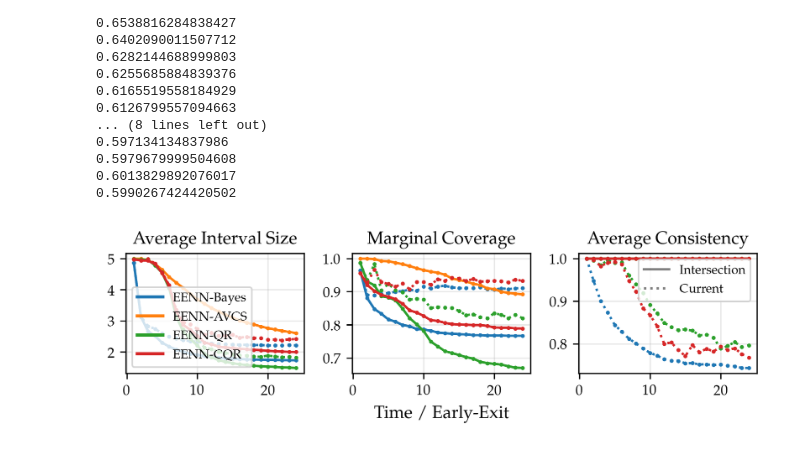
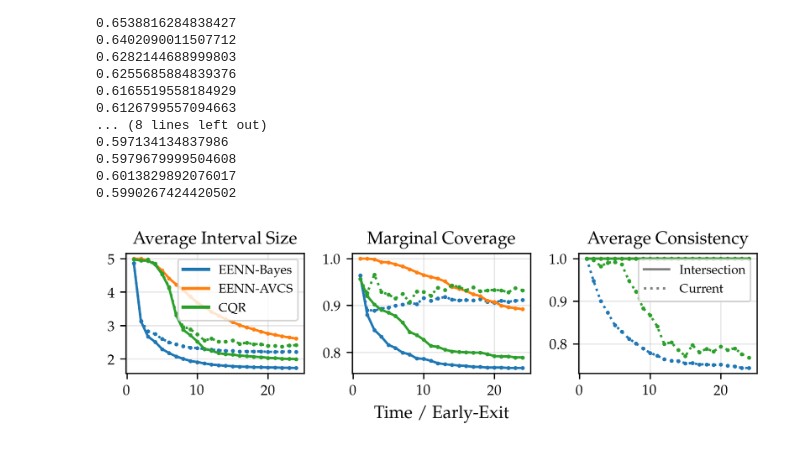
Before and after one commit to metodj/EENN-AVCS, a Jupyter notebook: regression_albert.ipynb, the cells around one changed output. Cells and saved outputs as stored; diff of their text form; code cells hidden in the pictures.

```diff
--- a/regression_albert.ipynb
+++ b/regression_albert.ipynb
@@ -90,8 +90,8 @@ c_cqr_intersect = [running_intersection(C) for C in c_cqr]
 # %%
 COLOR_DICT = {'AVCS': 'tab:orange', 'BLR': 'tab:blue',
               'AVCS-intersect': 'tab:orange', 'BLR-intersect': 'tab:blue',
-              'QR': 'tab:green', 'QR-intersect': 'tab:green',
-              'CQR': 'tab:red', 'CQR-intersect': 'tab:red',}
+              'QR': 'tab:purple', 'QR-intersect': 'tab:purple',
+              'CQR': 'tab:green', 'CQR-intersect': 'tab:green',}
 LS_DICT = {'AVCS': 'dotted', 'BLR': 'dotted', 'AVCS-intersect': '-', 'BLR-intersect': '-', 'QR': 'dotted', 'QR-intersect': '-', 'CQR': 'dotted', 'CQR-intersect': '-',}
 EXITS = [l + 1 for l in range(L_test)]
 fig, ax = plt.subplots(1, 3, figsize=(6, 2))
@@ -99,8 +99,14 @@ fig, ax = plt.subplots(1, 3, figsize=(6, 2))
 LW = 1.5
 MS = 1.5
 
-for label, intervals in zip(['BLR', 'BLR-intersect', 'AVCS-intersect', 'QR', 'QR-intersect', 'CQR', 'CQR-intersect'],
-                            [c_bayes, c_bayes_intersect, c_avcs, c_qr, c_qr_intersect, c_cqr, c_cqr_intersect]):
+for label, intervals in zip(['BLR', 'BLR-intersect',
+                             'AVCS-intersect',
+                             # 'QR', 'QR-intersect',
+                             'CQR', 'CQR-intersect'],
+                            [c_bayes, c_bayes_intersect,
+                             c_avcs,
+                             # c_qr, c_qr_intersect,
+                             c_cqr, c_cqr_intersect]):
 
     clipped_sizes = np.mean([np.array([min(c[l][1], Y_MAX) - max(c[l][0], Y_MIN) for c in intervals]) for l in range(L_test)], axis=1)
     coverage = marginal_coverage(targets_test, intervals)
@@ -111,35 +117,36 @@ for label, intervals in zip(['BLR', 'BLR-intersect', 'AVCS-intersect', 'QR', 'QR
 
         ax[i].plot(EXITS, data, marker='o', color=COLOR_DICT[label], linestyle=LS_DICT[label], label=label, ms=MS, lw=LW)
         ax[i].set_title(plot_type)
 
 
 ax[1].set_xlabel('Time / Early-Exit')
 
 
 lines1 = [
     Line2D([0], [0], color='black', lw=LW, linestyle='-', alpha=0.5),
     Line2D([0], [0], color='black', lw=LW, linestyle='dotted', alpha=0.5),
 ]
 labels1 = ["Intersection", 'Current']
 
 lines2 = [
     Line2D([0], [0], color='tab:blue', lw=2, linestyle='-'),
     Line2D([0], [0], color='tab:orange', lw=2, linestyle='-'),
+    # Line2D([0], [0], color='tab:purple', lw=2, linestyle='-'),
     Line2D([0], [0], color='tab:green', lw=2, linestyle='-'),
-    Line2D([0], [0], color='tab:red', lw=2, linestyle='-'),
 
 ]
 labels2 = [
     "EENN-Bayes",
     "EENN-AVCS",
-    "EENN-QR",
-    "EENN-CQR"
+    # "EENN-QR",
+    "CQR"
 ]
 
 legend1 = ax[2].legend(lines1, labels1,  fontsize=8)
-legend2 = ax[0].legend(lines2, labels2, loc='lower left', fontsize=8)
+# legend2 = ax[0].legend(lines2, labels2, loc='lower left', fontsize=8)
+legend2 = ax[0].legend(lines2, labels2, loc='upper right', fontsize=8)
 
 plt.tight_layout()
 plt.show()
 # %% [output]
-[figure, old version]
+[figure, new version]
```
Also changed, not shown: 1 other file.
